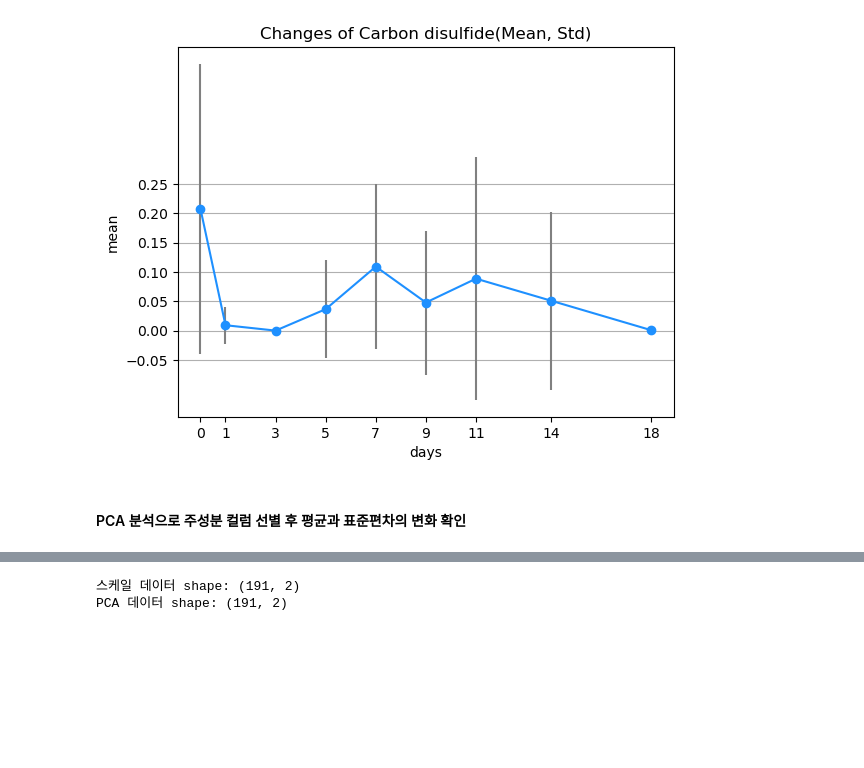
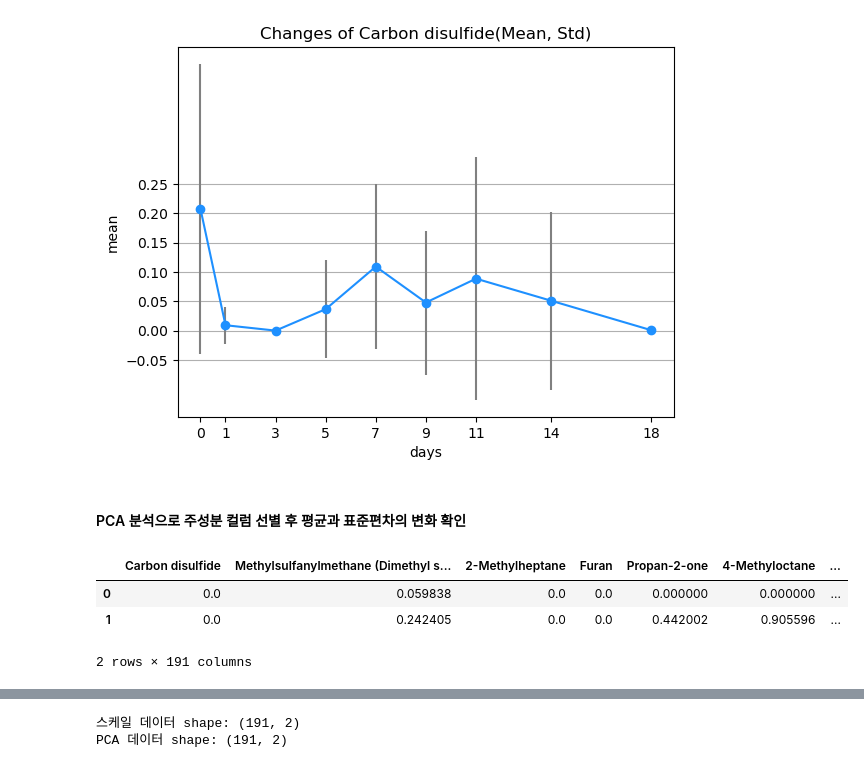
Before and after one commit to cosmos17/2025_STLab, a Jupyter notebook: Flavor/01_Volatile.ipynb, the cells around one changed output, grey strips where cells are left out. Cells and saved outputs as stored; diff of their text form; code cells hidden in the pictures; blank space fills up the shorter version.

```diff
--- a/Flavor/01_Volatile.ipynb
+++ b/Flavor/01_Volatile.ipynb
@@ -382,3 +371,22 @@ plt.show()
 # %%
 from sklearn.preprocessing import StandardScaler
 from sklearn.decomposition import PCA
+# %%
+vol00 = pd.read_csv('./data/GC_Volatile00.csv')
+vol01 = pd.read_csv('./data/GC_Volatile01.csv')
+vol03 = pd.read_csv('./data/GC_Volatile03.csv')
+
+vol05 = pd.read_csv('./data/GC_Volatile05.csv')
+vol07 = pd.read_csv('./data/GC_Volatile07.csv')
+vol09 = pd.read_csv('./data/GC_Volatile09.csv')
+
+vol11 = pd.read_csv('./data/GC_Volatile11.csv')
+vol14 = pd.read_csv('./data/GC_Volatile14.csv')
+vol18 = pd.read_csv('./data/GC_Volatile18.csv')
+
+vol18.head(2)
+# %% [output]
+|  | Carbon disulfide | Methylsulfanylmethane (Dimethyl s... | 2-Methylheptane | Furan | Propan-2-one | 4-Methyloctane | ... |
+| 0 | 0.0 | 0.059838 | 0.0 | 0.0 | 0.000000 | 0.000000 | ... |
+| 1 | 0.0 | 0.242405 | 0.0 | 0.0 | 0.442002 | 0.905596 | ... |
+2 rows × 191 columns
```
Also changed, not shown: parts of 19 cells of this notebook, 10 other files.
